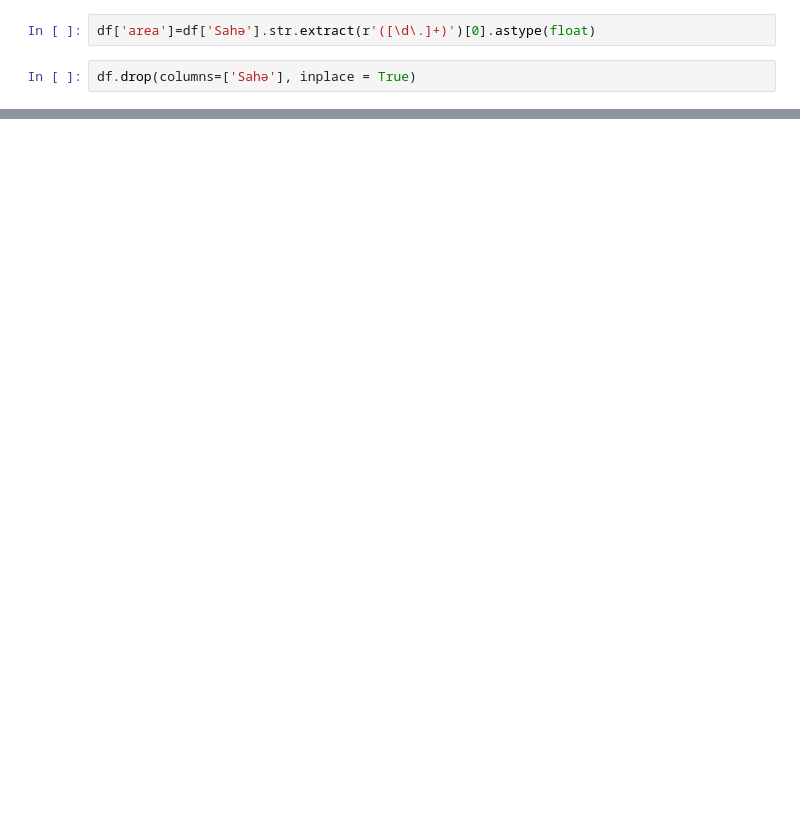
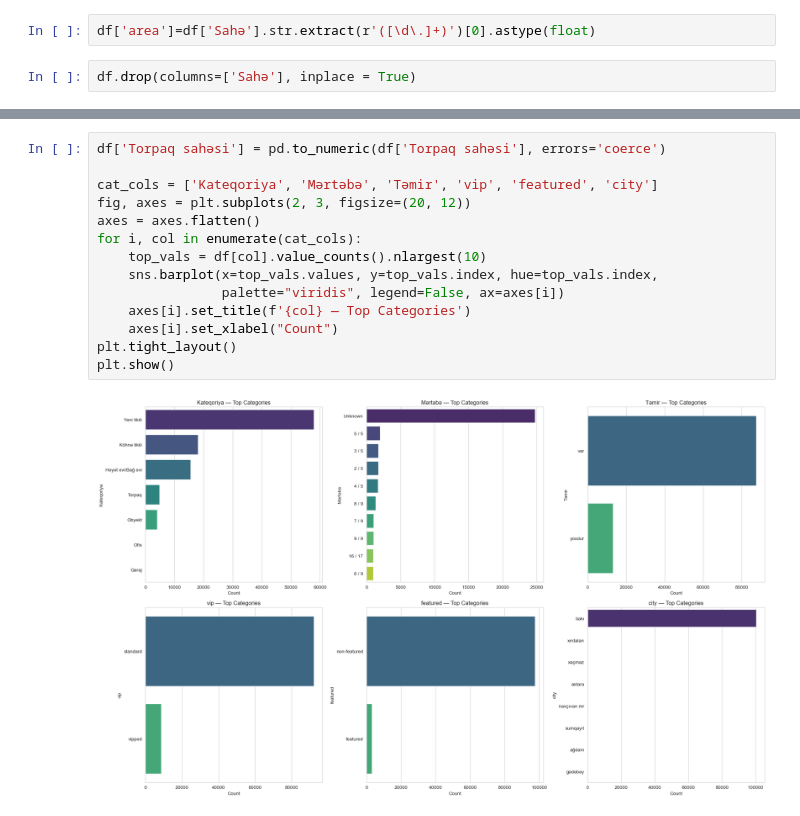
Before and after one commit to EsmiraMammadli/DevJoint-Internship-week1, a Jupyter notebook: DevJoint1.ipynb, the cells around one changed output, grey strips where cells are left out. Drawn from its saved outputs; the diff is of its cells as text; blank space fills up the shorter version.

```diff
--- a/DevJoint1.ipynb
+++ b/DevJoint1.ipynb
@@ -291,0 +317,16 @@ df.head()
+# %%
+df['Torpaq sahəsi'] = pd.to_numeric(df['Torpaq sahəsi'], errors='coerce')
+
+cat_cols = ['Kateqoriya', 'Mərtəbə', 'Təmir', 'vip', 'featured', 'city']
+fig, axes = plt.subplots(2, 3, figsize=(20, 12))
+axes = axes.flatten()
+for i, col in enumerate(cat_cols):
+    top_vals = df[col].value_counts().nlargest(10)
+    sns.barplot(x=top_vals.values, y=top_vals.index, hue=top_vals.index,
+                palette="viridis", legend=False, ax=axes[i])
+    axes[i].set_title(f'{col} — Top Categories')
+    axes[i].set_xlabel("Count")
+plt.tight_layout()
+plt.show()
+# %% [output]
+[figure, added]
```
Also changed, not shown: parts of 6 cells of this notebook.
